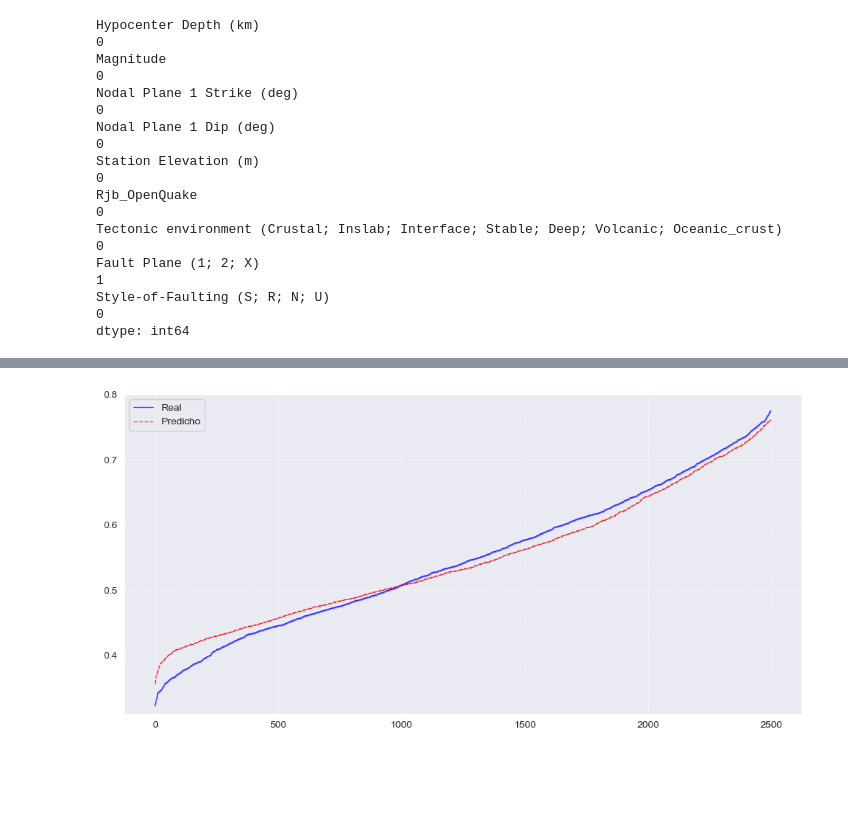
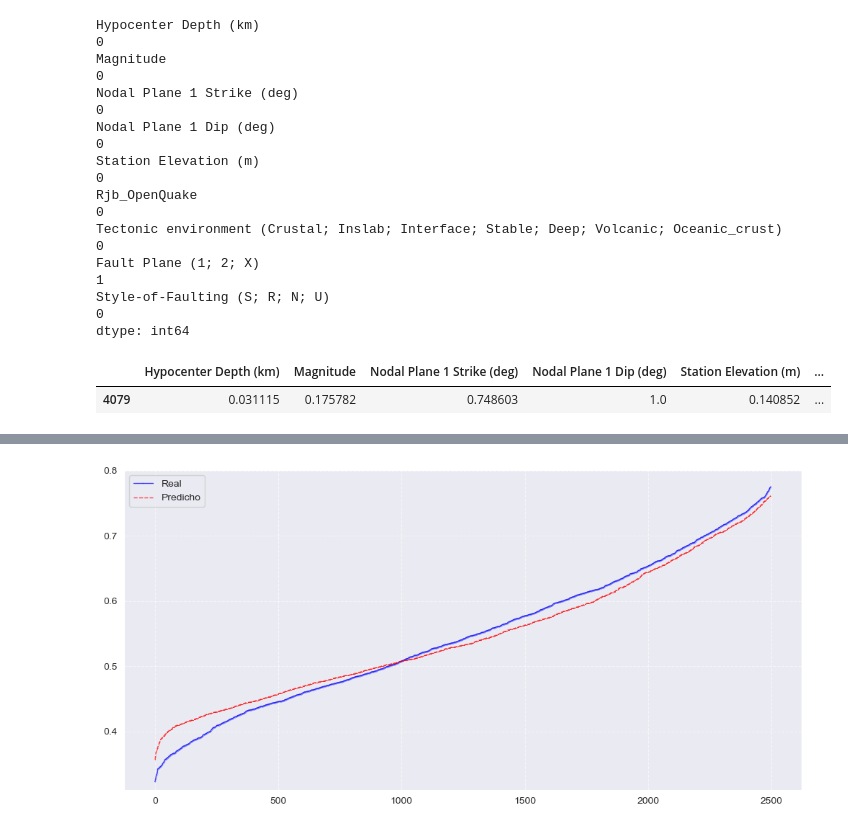
Before and after one commit to eliasibpajaro/JBookProjectML2025, a Jupyter notebook: _sources/Models.ipynb, the cells around one changed output, grey strips where cells are left out. Drawn from its saved outputs; the diff is of its cells as text; code cells hidden in the pictures; blank space fills up the shorter version.

```diff
--- a/_sources/Models.ipynb
+++ b/_sources/Models.ipynb
@@ -664,6 +658,11 @@ Tectonic environment (Crustal; Inslab; Interface; Stable; Deep; Volcanic; Oceani
 Fault Plane (1; 2; X)                                                                       1
 Style-of-Faulting (S; R; N; U)                                                              0
 dtype: int64
+# %%
+X_trainXGB_lime[X_trainXGB_lime.isna().any(axis=1)]
+# %% [output]
+|  | Hypocenter Depth (km) | Magnitude | Nodal Plane 1 Strike (deg) | Nodal Plane 1 Dip (deg) | Station Elevation (m) | ... |
+| 4079 | 0.031115 | 0.175782 | 0.748603 | 1.0 | 0.140852 | ... |
 # %%
 exp.as_pyplot_figure()
 plt.show()
```
Also changed, not shown: parts of 11 cells of this notebook, 42 other files.
